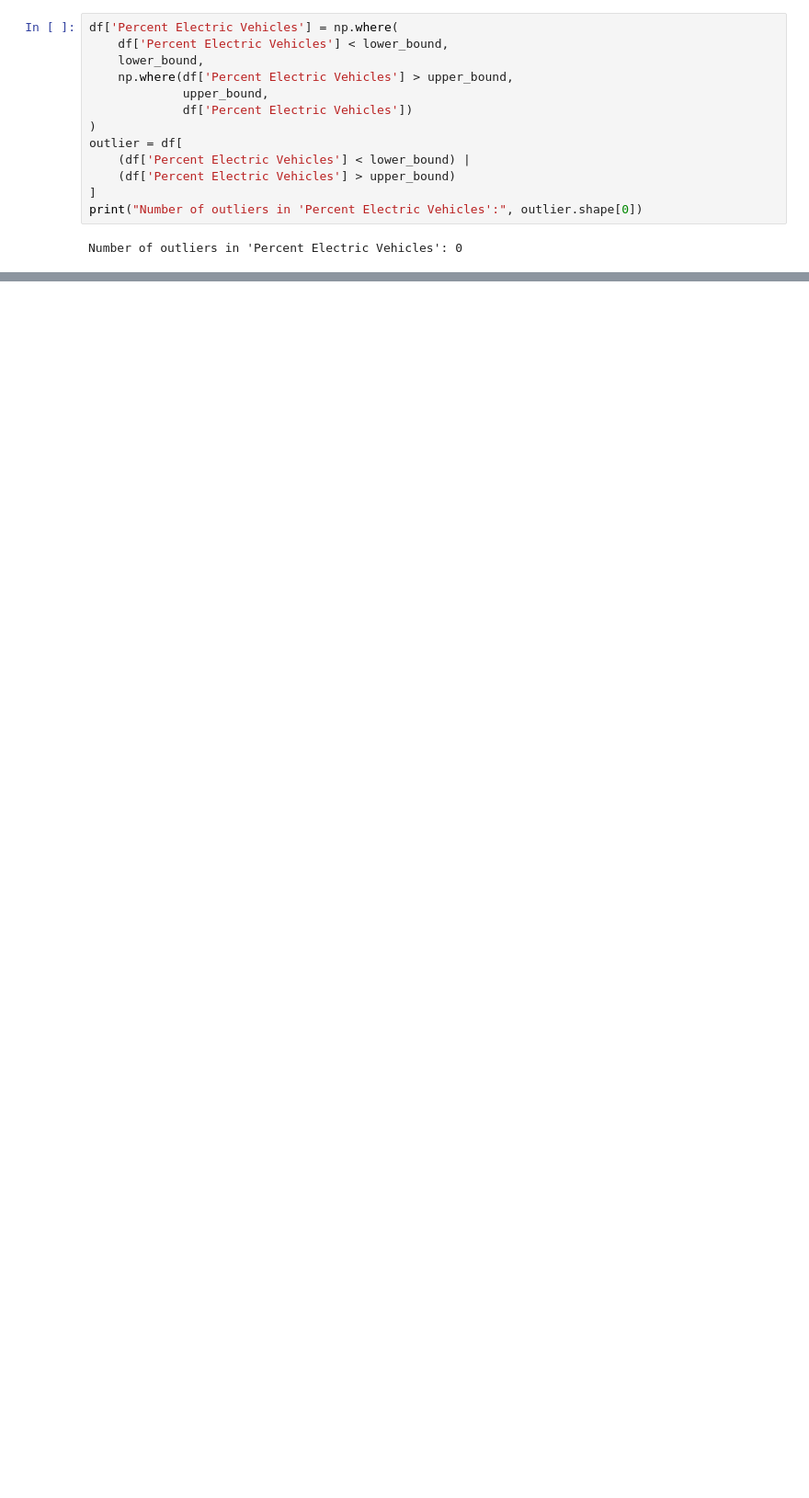
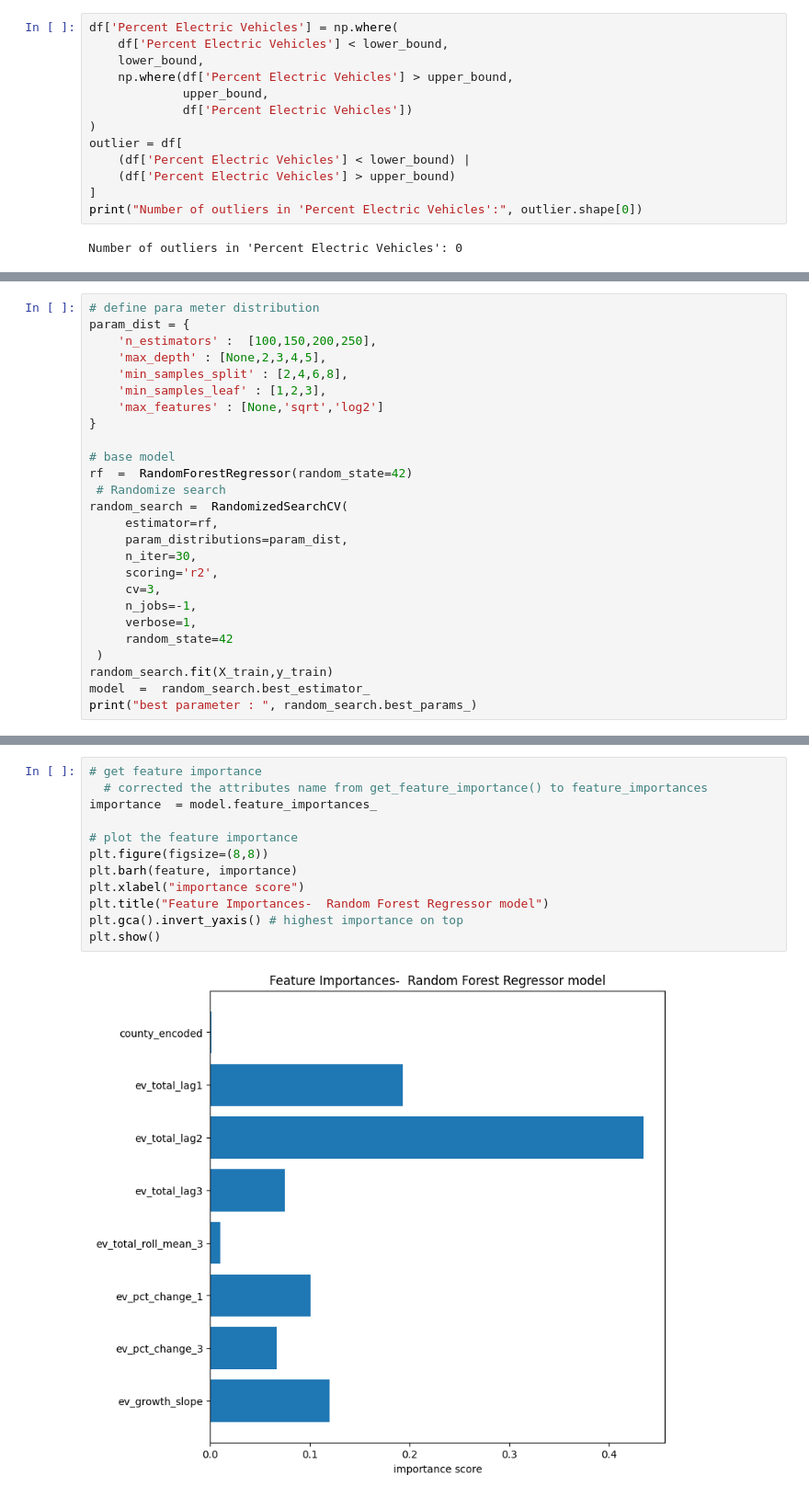
Before and after one commit to piyushsrvastava/EV_demand_prediction, a Jupyter notebook: EV_Vehicle_Charge_Demand.ipynb, the cells around one changed output, grey strips where cells are left out. Shown at 92% size. Cells and saved outputs as stored; diff of their text form; blank space fills up the shorter version.

```diff
--- a/EV_Vehicle_Charge_Demand.ipynb
+++ b/EV_Vehicle_Charge_Demand.ipynb
@@ -128,0 +321,26 @@ Number of outliers in 'Percent Electric Vehicles': 0
+# %%
+# define para meter distribution
+param_dist = {
+    'n_estimators' :  [100,150,200,250],
+    'max_depth' : [None,2,3,4,5],
+    'min_samples_split' : [2,4,6,8],
+    'min_samples_leaf' : [1,2,3],
+    'max_features' : [None,'sqrt','log2']
+}
+
+# base model
+rf  =  RandomForestRegressor(random_state=42)
+ # Randomize search
+random_search =  RandomizedSearchCV(
+     estimator=rf,
+     param_distributions=param_dist,
+     n_iter=30,
+     scoring='r2',
+     cv=3,
+     n_jobs=-1,
+     verbose=1,
+     random_state=42
+ )
+random_search.fit(X_train,y_train)
+model  =  random_search.best_estimator_
+print("best parameter : ", random_search.best_params_)
@@ -128,0 +416,14 @@ Number of outliers in 'Percent Electric Vehicles': 0
+# %%
+# get feature importance
+  # corrected the attributes name from get_feature_importance() to feature_importances
+importance  = model.feature_importances_
+
+# plot the feature importance
+plt.figure(figsize=(8,8))
+plt.barh(feature, importance)
+plt.xlabel("importance score")
+plt.title("Feature Importances-  Random Forest Regressor model")
+plt.gca().invert_yaxis() # highest importance on top
+plt.show()
+# %% [output]
+[figure, added]
```
Also changed, not shown: parts of 34 cells of this notebook, 2 other files.
